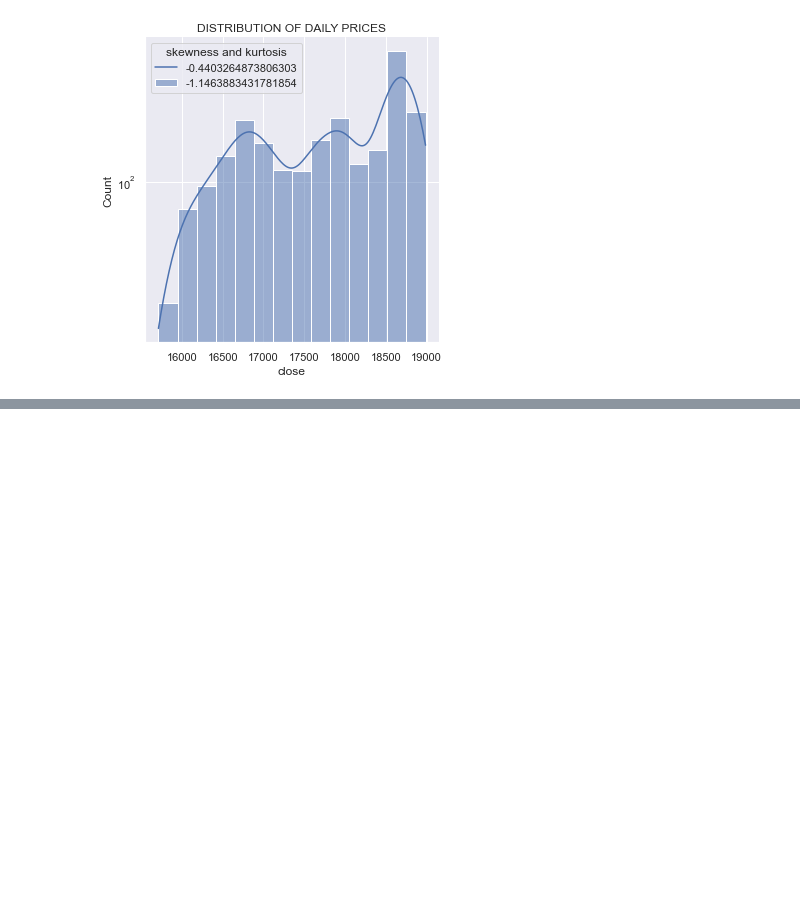
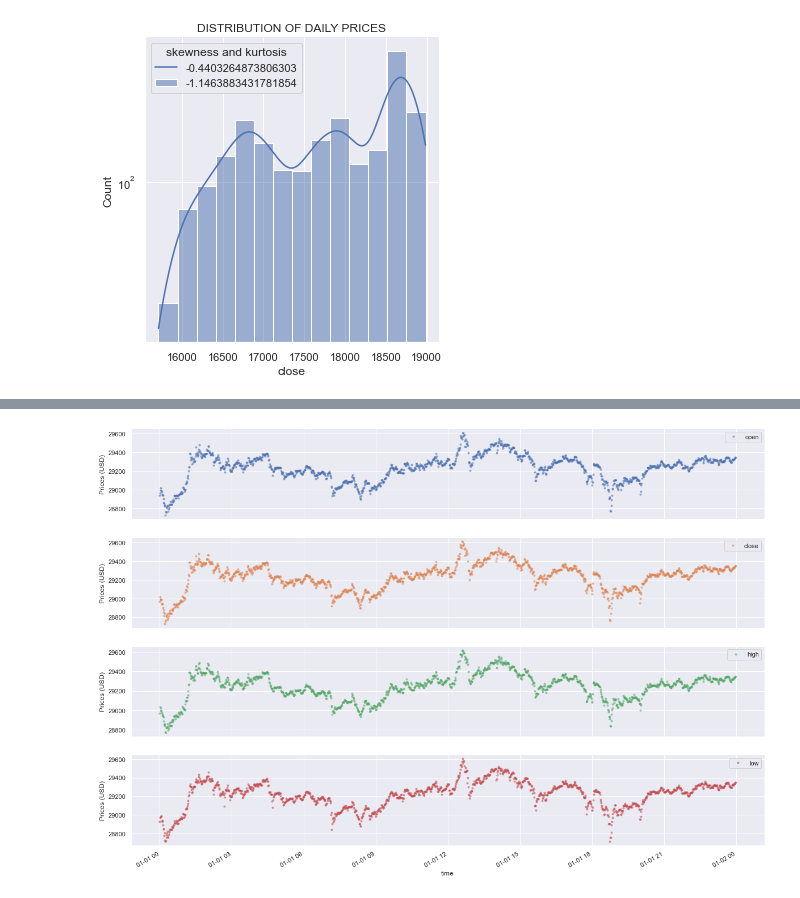
Before and after one commit to sebastianchaves/tp-ps-2021, a Jupyter notebook: trabajo-practico.ipynb, the cells around one changed output, grey strips where cells are left out. Cells and saved outputs as stored; diff of their text form; code cells hidden in the pictures; blank space fills up the shorter version.

```diff
--- a/trabajo-practico.ipynb
+++ b/trabajo-practico.ipynb
@@ -421,0 +501,9 @@ plt.show()
+# %%
+# Grafico grafico por columna para un dia de Mayo 2021
+cols_plot = ['open', 'close', 'high', 'low']
+
+axes = df[cols_plot].loc['2021-01-01'].plot(marker='.', alpha=0.5, linestyle='None', figsize=(20, 15), subplots=True)
+for ax in axes:
+    ax.set_ylabel('Prices (USD)')
+# %% [output]
+[figure, added]
```
Also changed, not shown: parts of 26 cells of this notebook.
